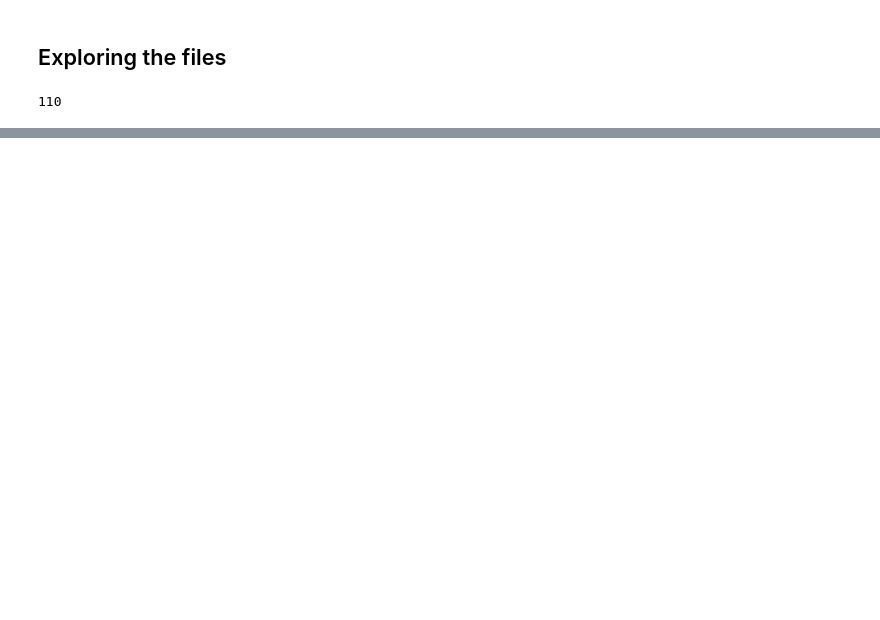
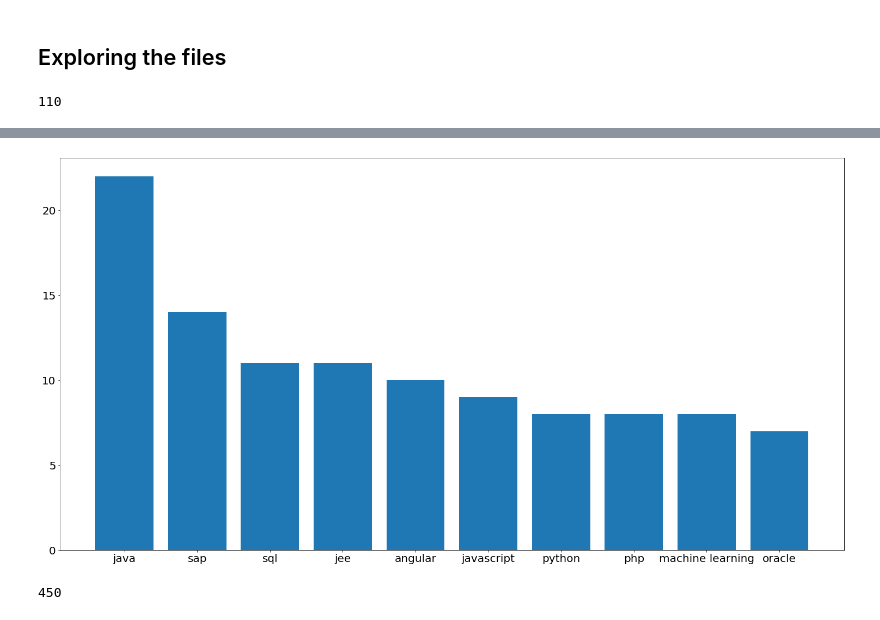
Before and after one commit to i-emek/Moroccan-PFE-2020, a Jupyter notebook: PFE_Stats.ipynb, the cells around one changed output, grey strips where cells are left out. Drawn from its saved outputs; the diff is of its cells as text; code cells hidden in the pictures; blank space fills up the shorter version.

```diff
--- a/PFE_Stats.ipynb
+++ b/PFE_Stats.ipynb
@@ -112,0 +294,33 @@ for file in files:
+# %%
+ignore = ['web','mobile','cloud', 'transformation', 'product', 'unique', 'email', 'performance', 'this']
+fig = plt.figure(figsize=(20, 10))
+ax = fig.add_axes([0,0,1,1])
+p_techs = []
+p_occurences = []
+
+
+limit = 10
+counter = 0
+for key, value in dic.items():
+    #print(key, value)
+    if key not in ignore:
+        #print(key)
+        p_techs.append(key)
+        #print(dic[key])
+        p_occurences.append(dic[key])
+        counter = counter+1
+    if counter == limit:
+        break
+#technolog = ['C', 'C++', 'Java', 'Python', 'PHP']
+#students = [23,17,35,29,12]
+ax.bar(p_techs,p_occurences)
+plt.show()
+# %% [output]
+[figure, added]
+# %%
+res = 0
+for val in tech_occurences['Technology']:
+    res = res + val
+res
+# %% [output]
+450
```
Also changed, not shown: parts of 22 cells of this notebook.
